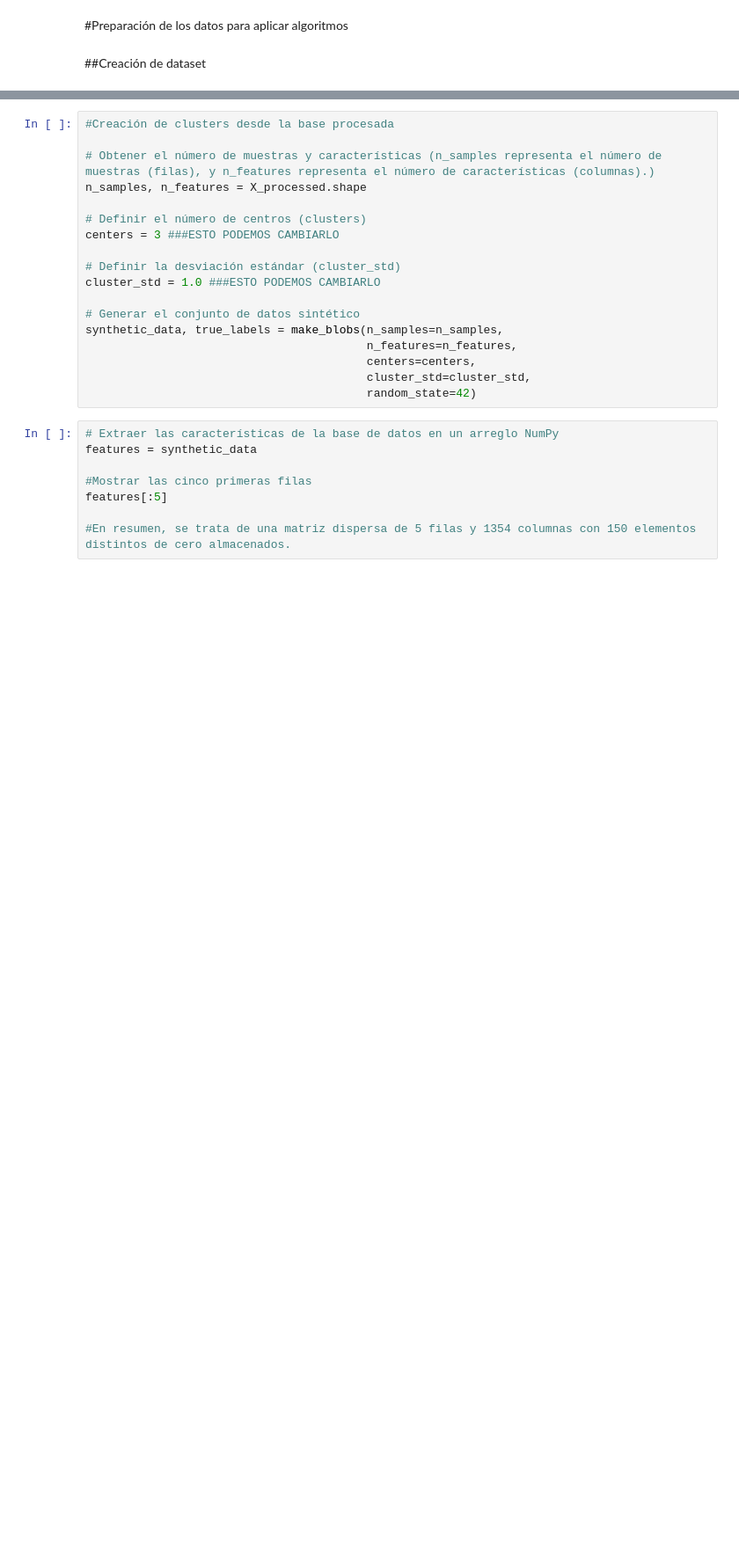
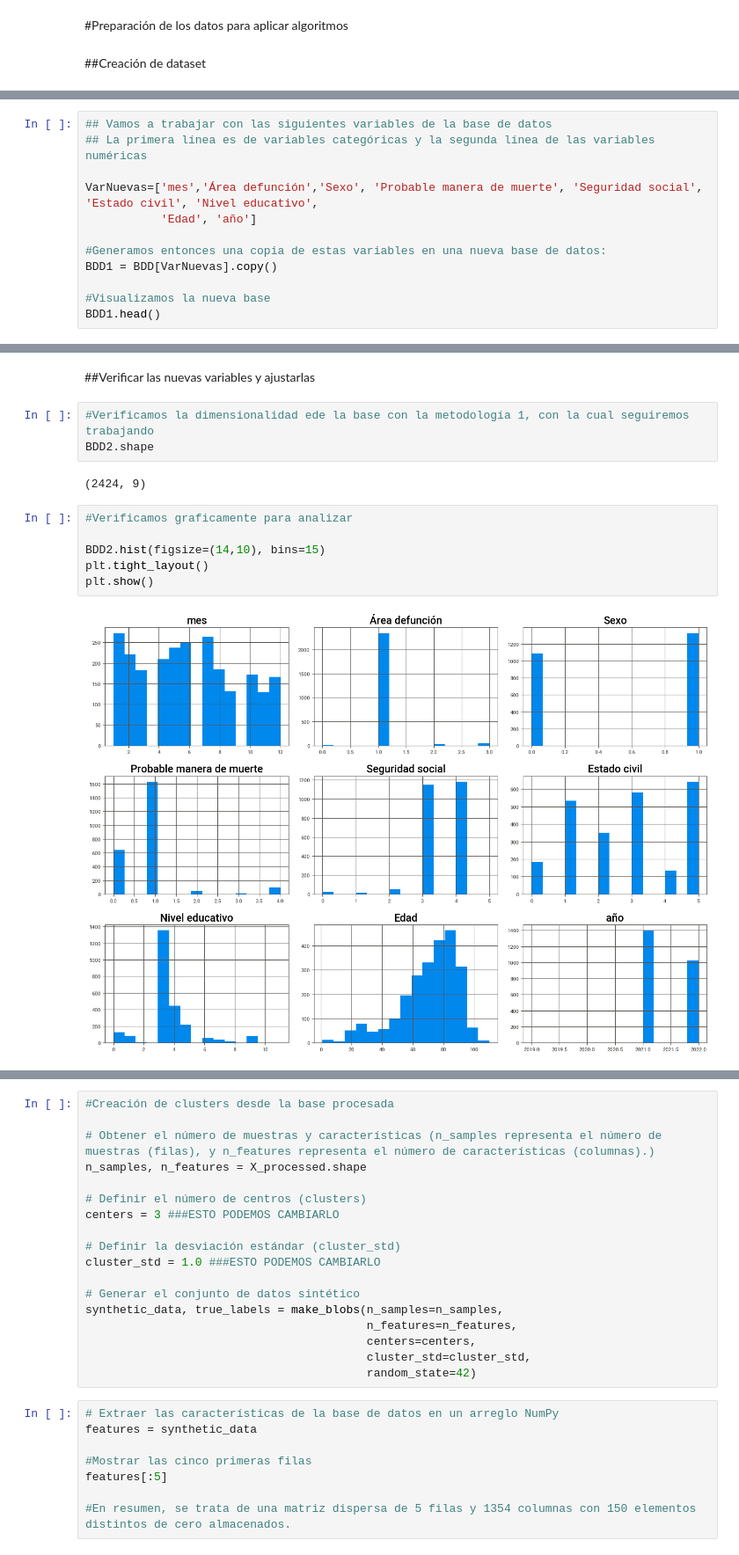
Before and after one commit to veronica1908/T2_APRENDIZAJE_NO_SUPERVISADO, a Jupyter notebook: APRENDIZAJE_NO_SUPERVISADO.ipynb, the cells around one changed output, grey strips where cells are left out. Shown at 88% size. Saved outputs shown, nothing was run; the diff lists cells and outputs as text; blank space fills up the shorter version.

```diff
--- a/APRENDIZAJE_NO_SUPERVISADO.ipynb
+++ b/APRENDIZAJE_NO_SUPERVISADO.ipynb
@@ -1523,0 +1473,12 @@ X_processed = pipeline.fit_transform(BDD2)
+# %%
+## Vamos a trabajar con las siguientes variables de la base de datos
+## La primera línea es de variables categóricas y la segunda línea de las variables numéricas
+
+VarNuevas=['mes','Área defunción','Sexo', 'Probable manera de muerte', 'Seguridad social', 'Estado civil', 'Nivel educativo',
+           'Edad', 'año']
+
+#Generamos entonces una copia de estas variables en una nueva base de datos:
+BDD1 = BDD[VarNuevas].copy()
+
+#Visualizamos la nueva base
+BDD1.head()
@@ -1523,0 +1634,15 @@ X_processed = pipeline.fit_transform(BDD2)
+# %% [markdown]
+##Verificar las nuevas variables y ajustarlas
+# %%
+#Verificamos la dimensionalidad ede la base con la metodología 1, con la cual seguiremos trabajando
+BDD2.shape
+# %% [output]
+(2424, 9)
+# %%
+#Verificamos graficamente para analizar
+
+BDD2.hist(figsize=(14,10), bins=15)
+plt.tight_layout()
+plt.show()
+# %% [output]
+[figure, added]
```
Also changed, not shown: parts of 32 cells of this notebook.
